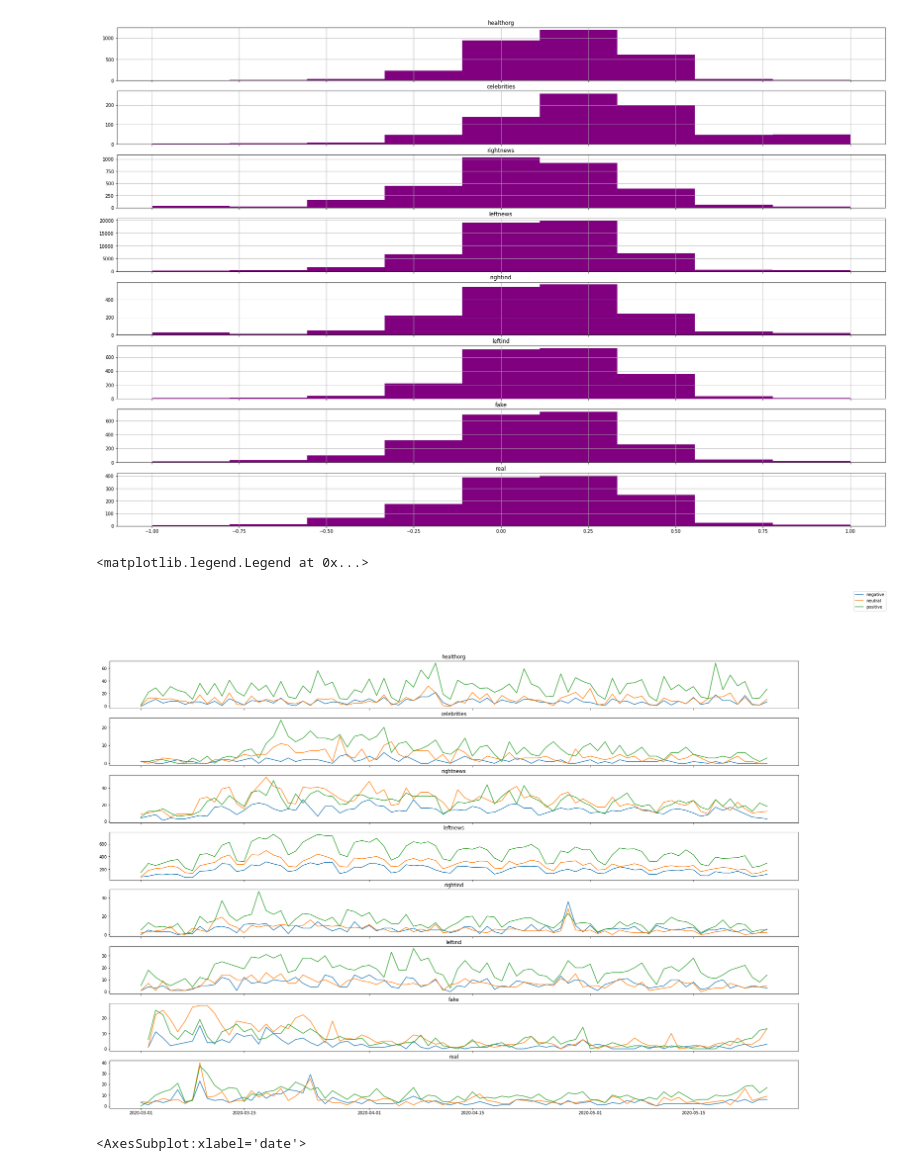
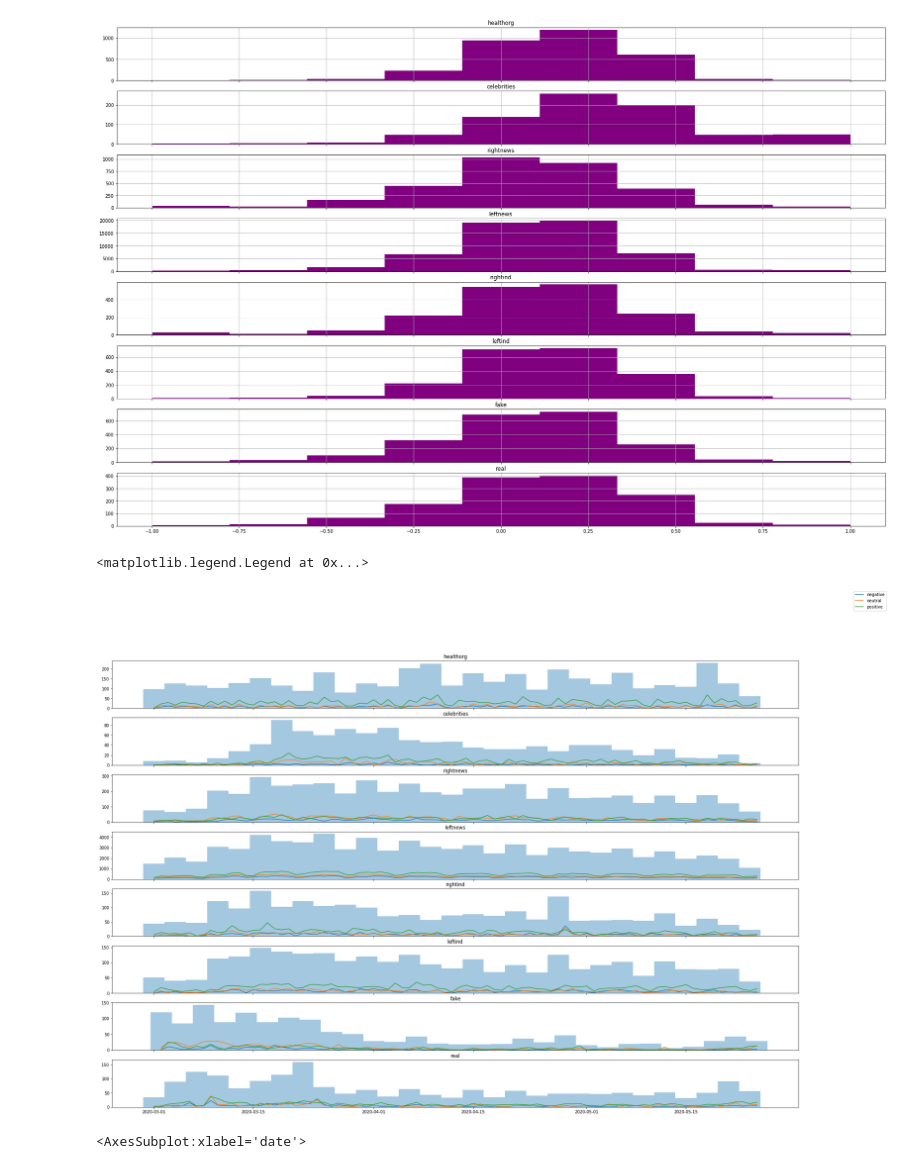
Before and after one commit to jennifertramsu/bdc2021, a Jupyter notebook: sentiment.ipynb, the cells around one changed output. Saved outputs shown, nothing was run; the diff lists cells and outputs as text; code cells hidden in the pictures.

Commit message:
Bins added to plot

```diff
--- a/sentiment.ipynb
+++ b/sentiment.ipynb
@@ -72,24 +72,25 @@ for i in range(len(files)):
 # %%
 # groupby
 import datetime
 fig, axes = plt.subplots(8, 1, figsize=[30, 20], sharex=True)
 
 for i in range(len(files)):
     if names[i] != 'fake':
         axes[i].plot(files[i].groupby("date").sentiment.value_counts().unstack(level=1).fillna(0))
         bins = pd.Series(index=files[i].date, data=np.array(files[i].count)).resample('3D').count()
-        axes[i].bar(bins.index.sort_values(), health_bins, width=3, color = '#A5C8E1')
+        axes[i].bar(bins.index.sort_values(), bins, width=3, color = '#A5C8E1')
         axes[i].set_title(names[i])
     else: # because fake has a really large spike near March 1
         test = files[i][files[i].date > datetime.datetime(2020,3,1)]
         axes[i].plot(test.groupby("date").sentiment.value_counts().unstack(level=1).fillna(0))
-        axes[i].bar(x, y, width=3, color='#A5C8E1')
+        bins = pd.Series(index=test.date, data=np.array(test.count)).resample('3D').count()
+        axes[i].bar(bins.index.sort_values(), bins, width=3, color = '#A5C8E1')
         axes[i].set_title(names[i])
 
 fig.legend(files[0].groupby("date").sentiment.value_counts().unstack(level=1))
 # %% [output]
 <matplotlib.legend.Legend at 0x...>
-[figure, old version]
+[figure, new version]
 # %%
 test = fake[fake.date < datetime.datetime(2020,3,5)]
 test.groupby('date').sentiment.value_counts().unstack(level=1).plot()
```
